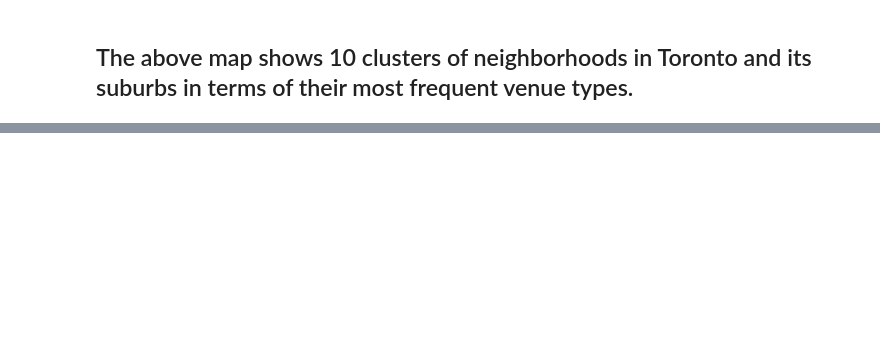
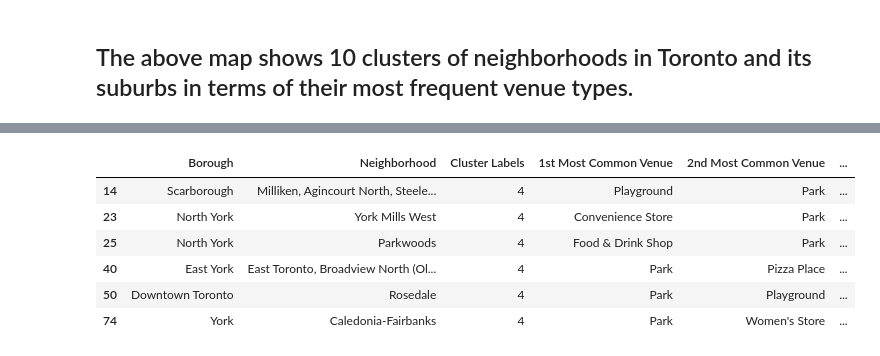
Before and after one commit to wlodekk/ibmcapstone, a Jupyter notebook: CapstoneProjectToronto.ipynb, the cells around one changed output, grey strips where cells are left out. Cells and saved outputs as stored; diff of their text form; code cells hidden in the pictures; blank space fills up the shorter version.

```diff
--- a/CapstoneProjectToronto.ipynb
+++ b/CapstoneProjectToronto.ipynb
@@ -416,0 +472,10 @@ map_clusters
+# %%
+toronto_merged.loc[toronto_merged['Cluster Labels'] == 4, toronto_merged.columns[[1,2] + list(range(5, toronto_merged.shape[1]))]]
+# %% [output]
+|  | Borough | Neighborhood | Cluster Labels | 1st Most Common Venue | 2nd Most Common Venue | ... |
+| 14 | Scarborough | Milliken, Agincourt North, Steele... | 4 | Playground | Park | ... |
+| 23 | North York | York Mills West | 4 | Convenience Store | Park | ... |
+| 25 | North York | Parkwoods | 4 | Food & Drink Shop | Park | ... |
+| 40 | East York | East Toronto, Broadview North (Ol... | 4 | Park | Pizza Place | ... |
+| 50 | Downtown Toronto | Rosedale | 4 | Park | Playground | ... |
+| 74 | York | Caledonia-Fairbanks | 4 | Park | Women's Store | ... |
```
Also changed, not shown: parts of 20 cells of this notebook.
